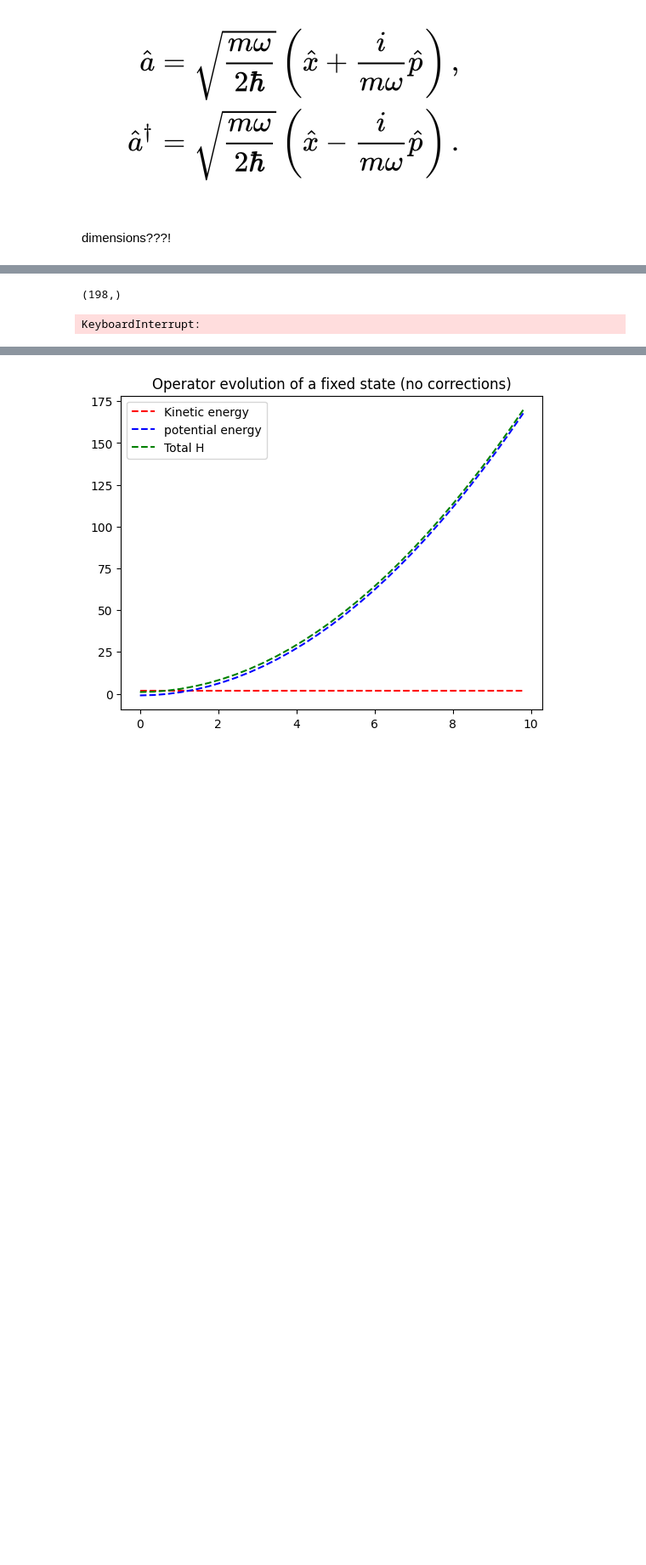
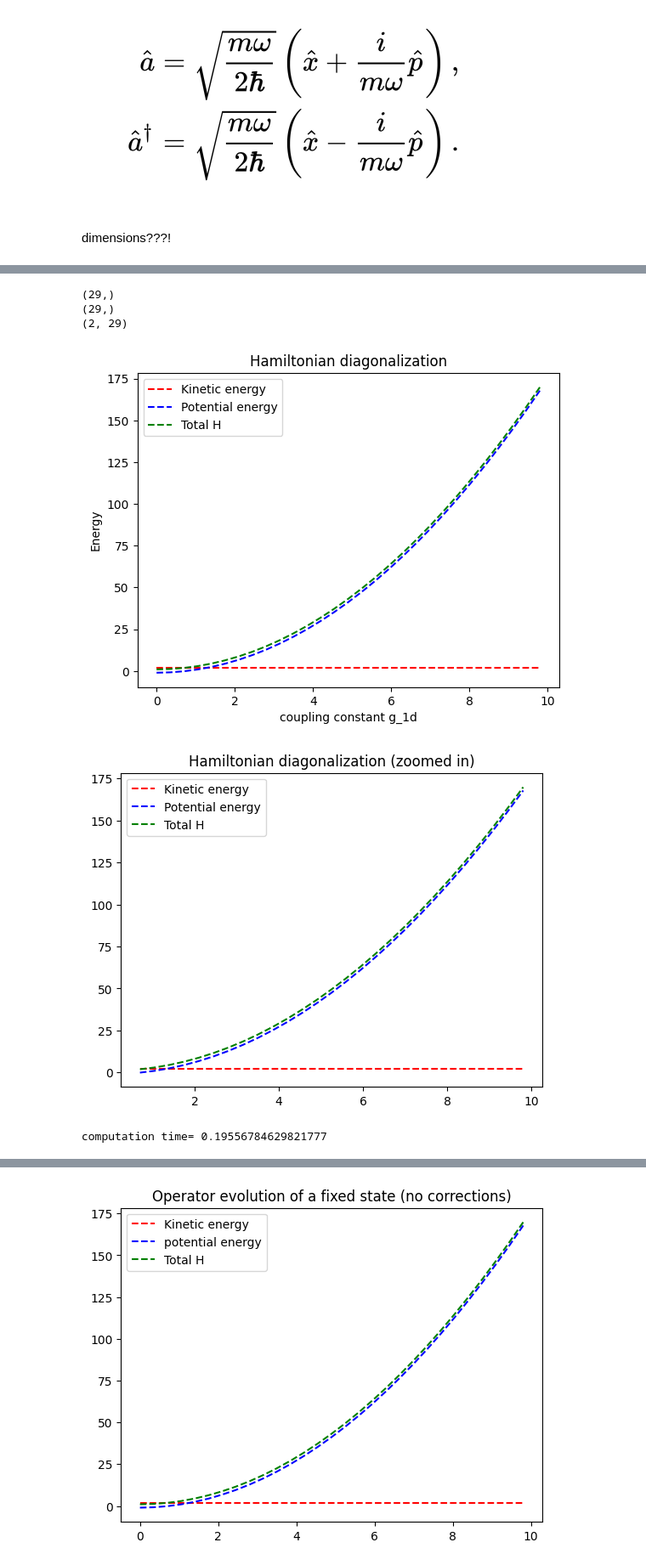
Before and after one commit to beapolo13/Orbifold-lattice, a Jupyter notebook: One_plaquette_lattice-2-6.ipynb, the cells around one changed output, grey strips where cells are left out. Shown at 85% size. Saved outputs shown, nothing was run; the diff lists cells and outputs as text; code cells hidden in the pictures; blank space fills up the shorter version.

```diff
--- a/One_plaquette_lattice-2-6.ipynb
+++ b/One_plaquette_lattice-2-6.ipynb
@@ -315,39 +285,0 @@ Qobj data =
-# %%
-#plotear el valor esperado del plaquette operator en el groundstate de H_plaquette para cada uno de los valores de g
-
-y_vec=[]
-x_vec=[]
-gs_vector=[]
-for value in g_vec1:
-    x_vec+=[1/value**2]
-    H= H_plaquette(value,a,mu)
-    gs_energy, gs = qutip.Qobj.groundstate(H)
-    plaq=plaquette_operator(1,1,value)
-    y_vec+=[qutip.expect(plaq,gs)]
-plt.plot(x_vec, y_vec, 'r--', label='Energy of groundstate of plaquette operator')
-plt.show()
-
-y_vec=[]
-x_vec=[]
-gs_vector=[]
-for value in g_vec2:
-    x_vec+=[1/value**2]
-    H= H_plaquette(value,a,mu)
-    gs_energy, gs = qutip.Qobj.groundstate(H)
-    plaq=plaquette_operator(1,1,value)
-    y_vec+=[qutip.expect(plaq,gs)]
-plt.plot(x_vec, y_vec, 'r--', label='Energy of groundstate of plaquette operator')
-plt.show()
-
-
-y_vec=[]
-x_vec=[]
-gs_vector=[]
-for value in g_vec:
-    x_vec+=[1/value**2]
-    H= H_plaquette(value,a,mu)
-    gs_energy, gs = qutip.Qobj.groundstate(H)
-    plaq=plaquette_operator(1,1,value)
-    y_vec+=[qutip.expect(plaq,gs)]
-plt.plot(x_vec, y_vec, 'r--', label='Energy of groundstate of plaquette operator')
-plt.show()
@@ -421,28 +351,29 @@ def exact_diagonalization_plot(x,y,labelsy,state_list,energy_list):  #x is the g
     return
 # %%
 # H,T,V as a function of g in the groundstate of H
-x_vec=[]
-for value in g_vec:
-    x_vec+=[-1/value**2]
 
 y1=[]
 for i in range(len(g_vec)):
     y1+=[T()]
 
 print(np.shape(y1))
 
 y2=[]
 for i in range(len(g_vec)):
     y2+=[V(g_vec[i],1,1)]
 
 print(np.shape(y2))
 print(np.shape([y1,y2]))
 
-exact_diagonalization_plot(x_vec,[y1,y2], ['Kinetic energy', 'Potential energy', 'Total H'], gs_vector, gs_energy_vector)
+exact_diagonalization_plot(g_vec,[y1,y2], ['Kinetic energy', 'Potential energy', 'Total H'], gs_vector, gs_energy_vector)
 beep()
 # %% [output]
-(198,)
+(29,)
+(29,)
+(2, 29)
+[figure, added]
+[figure, added]
-KeyboardInterrupt:
+computation time= 0.19556784629821777
 # %%
 #H_hc, T, V_hc as a function of g in the groundstate of H_hc
 
```
Also changed, not shown: parts of 14 cells of this notebook, 4 other files.
